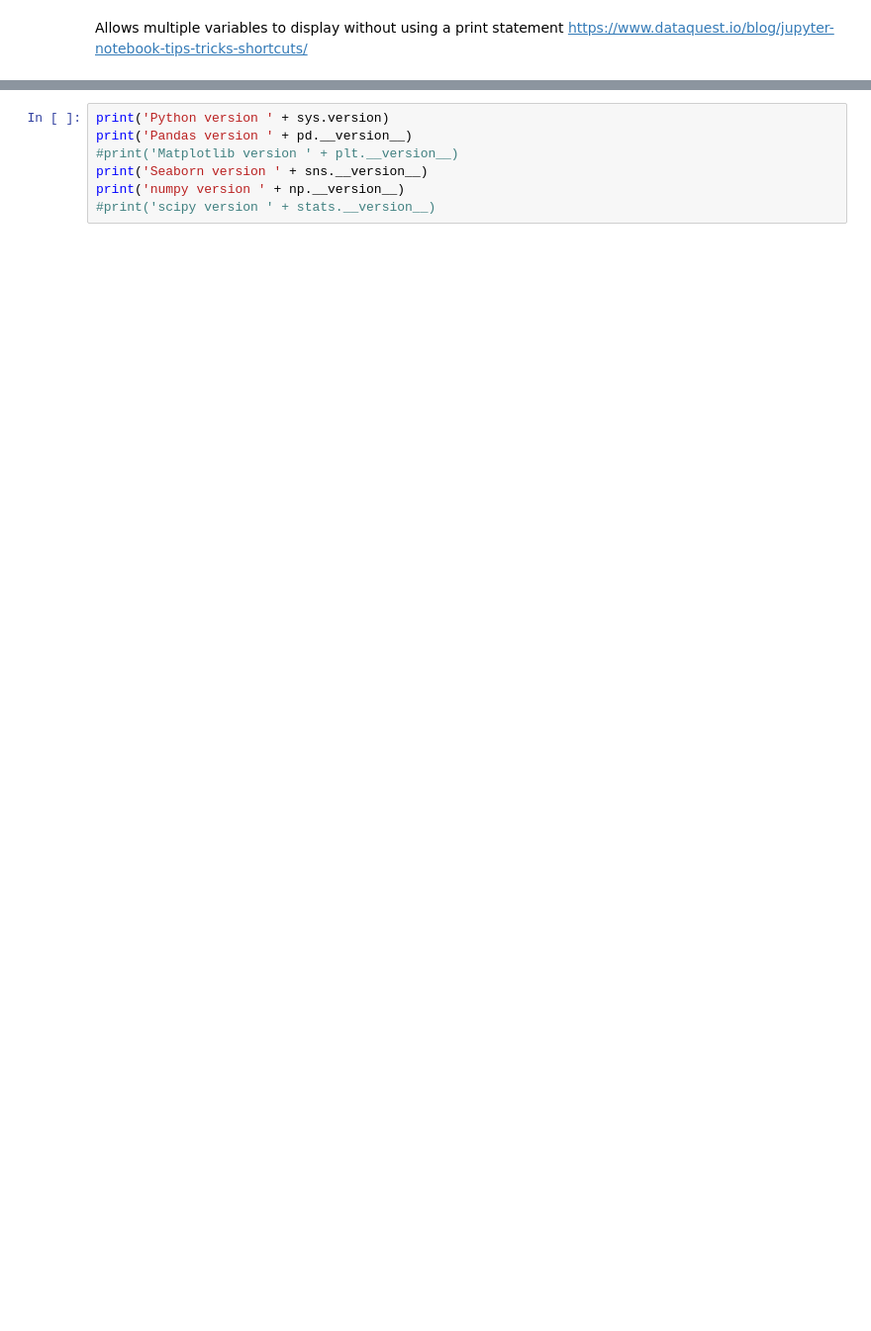
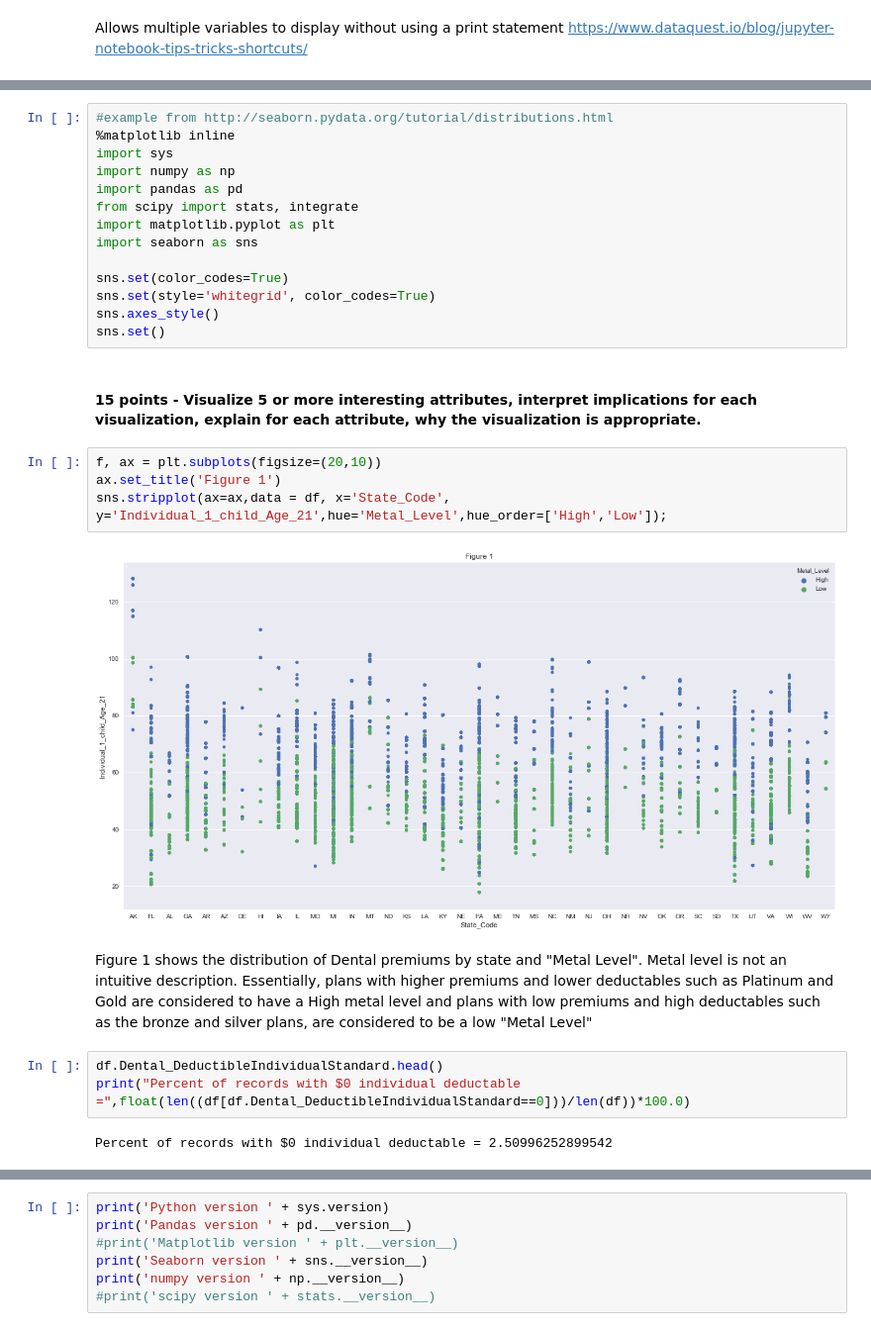
Before and after one commit to rlisbona/2017_MSDS_7331_DataMining, a Jupyter notebook: Paper/Data Mining project 1-Copy1.ipynb, the cells around one changed output, grey strips where cells are left out. Shown: that part at 99% size. Drawn from its saved outputs; the diff is of its cells as text; blank space fills up the shorter version.

Commit message:
added charts

```diff
--- a/Paper/Data Mining project 1-Copy1.ipynb
+++ b/Paper/Data Mining project 1-Copy1.ipynb
@@ -232,0 +206,29 @@ sns.stripplot(data = df, x='State_Code', y='Individual_1_child_Age_21')
+# %%
+#example from http://seaborn.pydata.org/tutorial/distributions.html
+%matplotlib inline
+import sys
+import numpy as np
+import pandas as pd
+from scipy import stats, integrate
+import matplotlib.pyplot as plt
+import seaborn as sns
+
+sns.set(color_codes=True)
+sns.set(style='whitegrid', color_codes=True)
+sns.axes_style()
+sns.set()
+# %% [markdown]
+#### 15 points - Visualize 5 or more interesting attributes, interpret implications for each visualization, explain for each attribute, why the visualization is appropriate.
+# %%
+f, ax = plt.subplots(figsize=(20,10))
+ax.set_title('Figure 1')
+sns.stripplot(ax=ax,data = df, x='State_Code', y='Individual_1_child_Age_21',hue='Metal_Level',hue_order=['High','Low']);
+# %% [output]
+[figure, added]
+# %% [markdown]
+Figure 1 shows the distribution of Dental premiums by state and "Metal Level".  Metal level is not an intuitive description.  Essentially, plans with higher premiums and lower deductables such as Platinum and Gold are considered to have a High metal level and plans with low premiums and high deductables such as the bronze and silver plans, are considered to be a low "Metal Level"
+# %%
+df.Dental_DeductibleIndividualStandard.head()
+print("Percent of records with $0 individual deductable =",float(len((df[df.Dental_DeductibleIndividualStandard==0]))/len(df))*100.0)
+# %% [output]
+Percent of records with $0 individual deductable = 2.50996252899542
```
Also changed, not shown: parts of 60 cells of this notebook.
